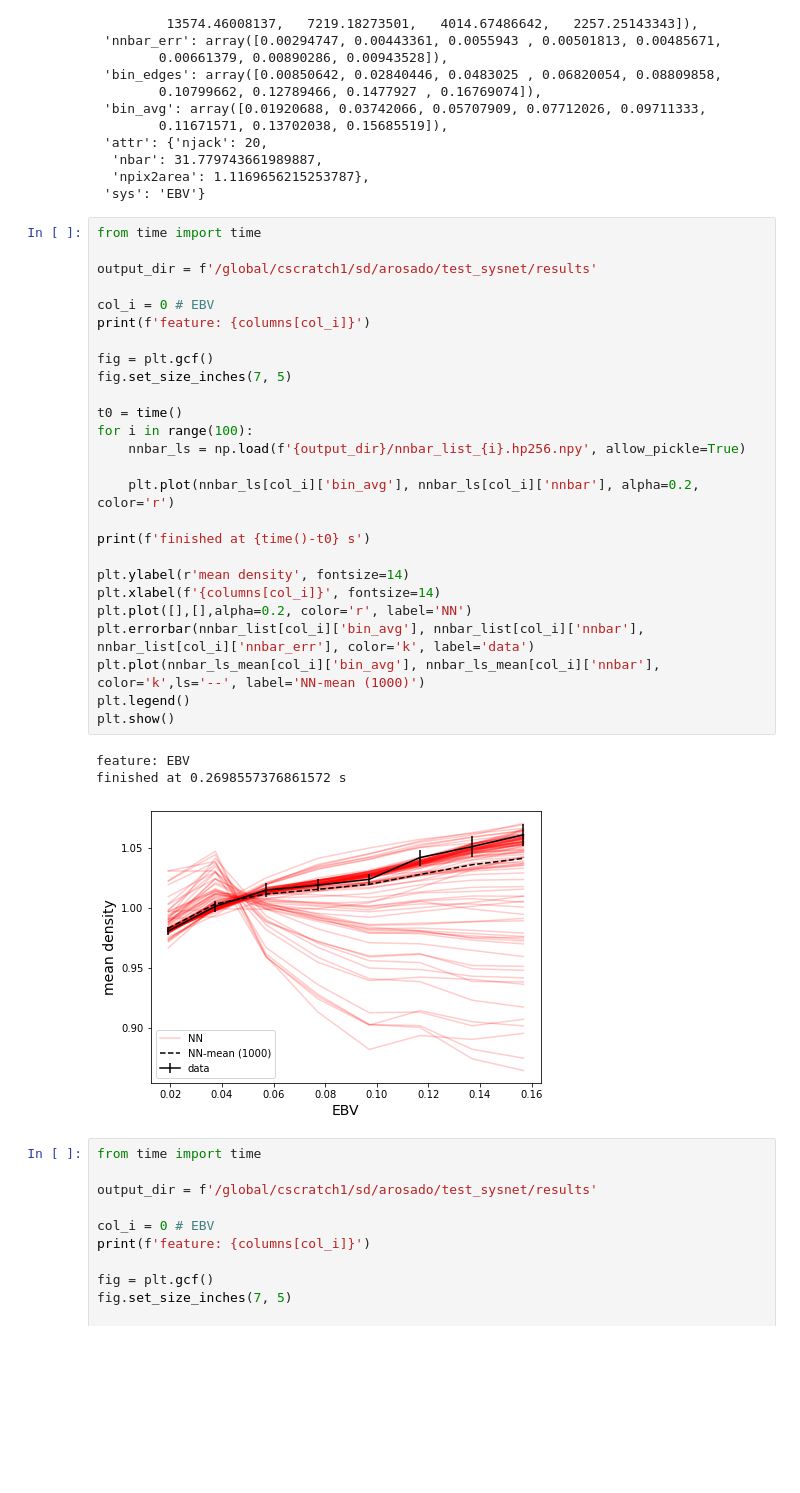
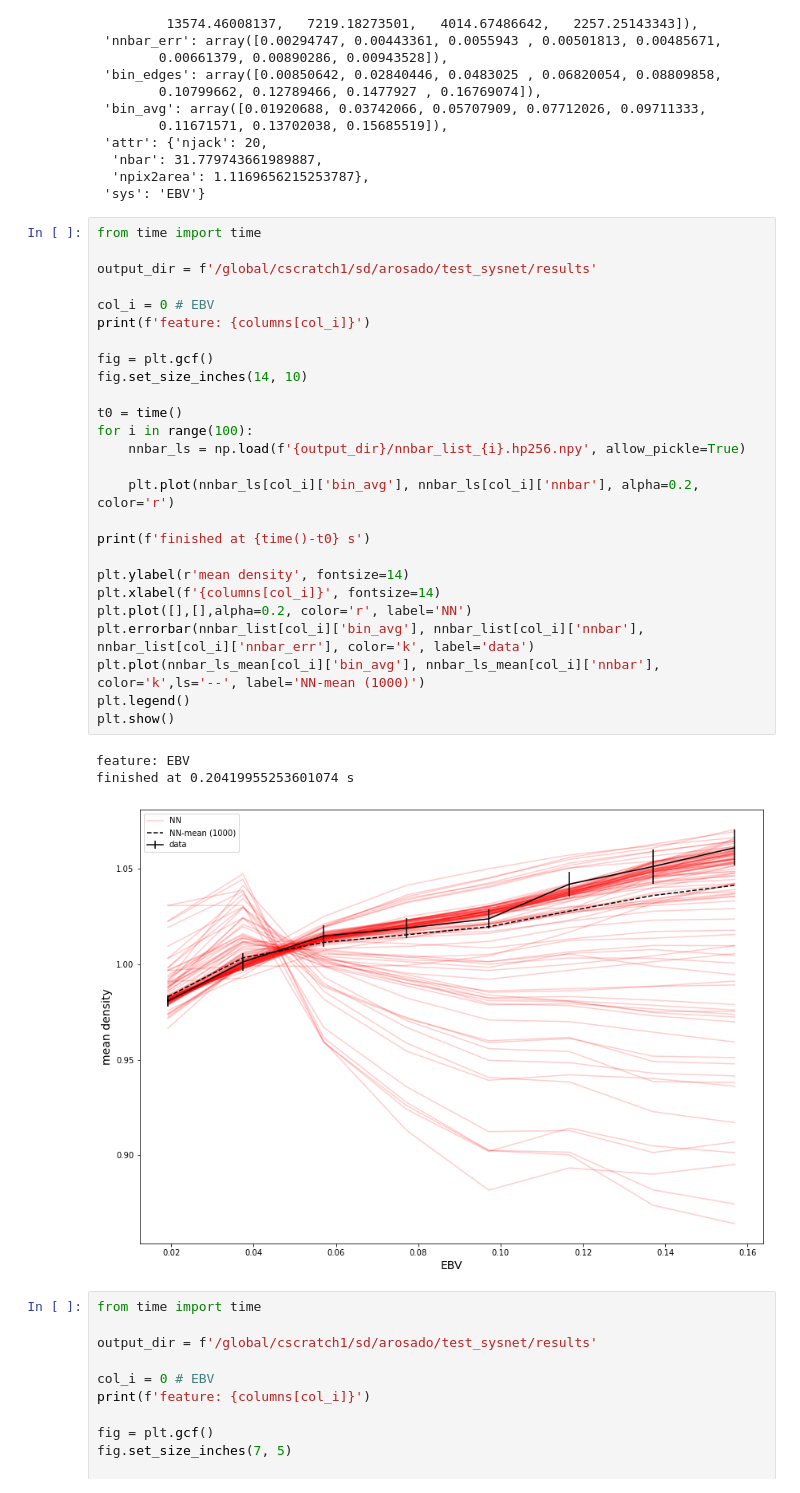
Before and after one commit to AlbertoRosado1/sysgen, a Jupyter notebook: checks.ipynb, the cells around one changed output. Drawn from its saved outputs; the diff is of its cells as text; blank space fills up the shorter version.

Commit message:
increased figure size

```diff
--- a/checks.ipynb
+++ b/checks.ipynb
@@ -74,33 +74,33 @@ nnbar_list[0]
 # %%
 from time import time
 
 output_dir = f'/global/cscratch1/sd/arosado/test_sysnet/results'
 
 col_i = 0 # EBV
 print(f'feature: {columns[col_i]}')
 
 fig = plt.gcf()
-fig.set_size_inches(7, 5)
+fig.set_size_inches(14, 10)
 
 t0 = time()
 for i in range(100):
     nnbar_ls = np.load(f'{output_dir}/nnbar_list_{i}.hp256.npy', allow_pickle=True)
 
     plt.plot(nnbar_ls[col_i]['bin_avg'], nnbar_ls[col_i]['nnbar'], alpha=0.2, color='r')
 
 print(f'finished at {time()-t0} s')
 
 plt.ylabel(r'mean density', fontsize=14)
 plt.xlabel(f'{columns[col_i]}', fontsize=14)
 plt.plot([],[],alpha=0.2, color='r', label='NN')
 plt.errorbar(nnbar_list[col_i]['bin_avg'], nnbar_list[col_i]['nnbar'], nnbar_list[col_i]['nnbar_err'], color='k', label='data')
 plt.plot(nnbar_ls_mean[col_i]['bin_avg'], nnbar_ls_mean[col_i]['nnbar'], color='k',ls='--', label='NN-mean (1000)')
 plt.legend()
 plt.show()
 # %% [output]
 feature: EBV
-finished at 0.2698557376861572 s
+finished at 0.20419955253601074 s
-[figure, old version]
+[figure, new version]
 # %%
 from time import time
 
```
